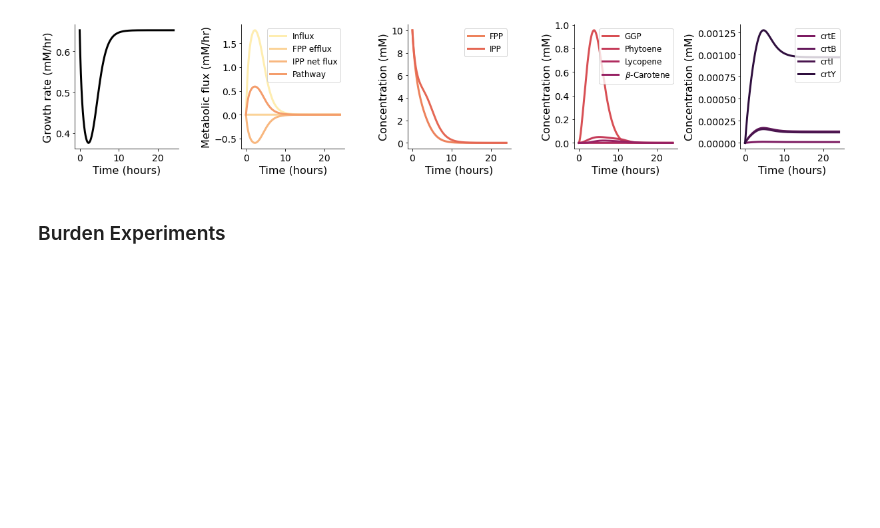
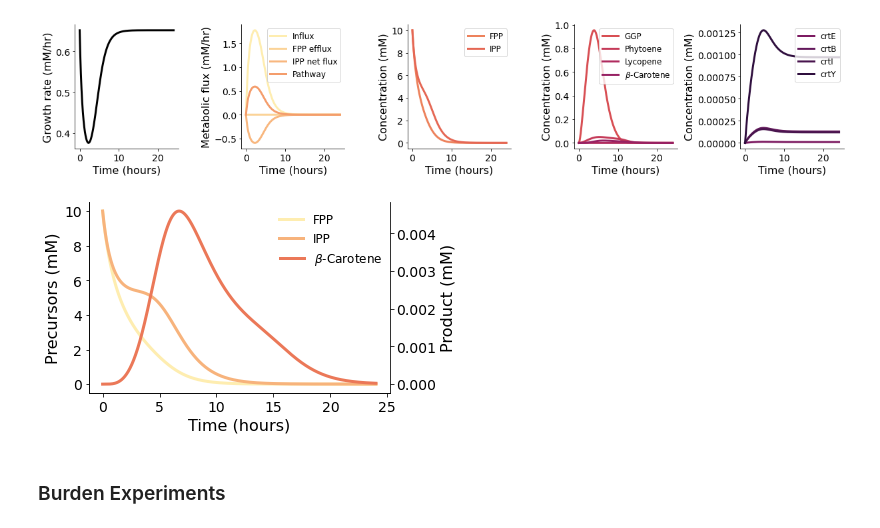
Before and after one commit to cjmerzbacher/joint-simulator, a Jupyter notebook: beta_carotene/bcar_viz.ipynb, the cells around one changed output. Drawn from its saved outputs; the diff is of its cells as text; code cells hidden in the pictures; blank space fills up the shorter version.

Commit message:
simulation figures

```diff
--- a/beta_carotene/bcar_viz.ipynb
+++ b/beta_carotene/bcar_viz.ipynb
@@ -145,5 +143,60 @@ fig.savefig("../figs/bcar_samplesim.png", dpi=300)
 # %% [output]
 [figure]
+# %%
+###FIGURE: Sample Bcar results
+palette = cmaps.matter.discrete(7).colors
+
+linewidth = 3
+axislabelsize=16
+axistickssize=14
+legendsize=12
+fig, axs = plt.subplots(1, 1, figsize=(6, 3.5))
+# #Growth rate
+# ax = axs[0]
+# ax.plot(fba.time, fba.lam, lw=linewidth, color="black")
+# ax.set_xlabel('Time (hours)', fontsize=axislabelsize)
+# ax.set_ylabel('Growth rate (mM/hr)', fontsize=axislabelsize)
+# ax.tick_params(axis='y', labelsize=axistickssize)
+# ax.tick_params(axis='x', labelsize=axistickssize)
+# for axis in ['top','right']:
+#     ax.spines[axis].set_linewidth(0)
+
+#Precursors
+ax = axs
+ax.plot(ode.time, ode.fpp, lw=linewidth, color=palette[0], label='FPP')
+ax.plot(ode.time, ode.ipp, lw=linewidth, color=palette[1], label='IPP')
+ax2 = ax.twinx()
+ax2.plot(ode.time, ode.bcar, lw=linewidth, color=palette[2], label=r'$\beta$-Carotene')
+ax2.set_ylabel('Product (mM)', fontsize=axislabelsize)
+for axis in ['top','right']:
+    ax2.spines[axis].set_linewidth(0)
+ax.set_xlabel('Time (hours)', fontsize=axislabelsize)
+ax.set_ylabel('Precursors (mM)', fontsize=axislabelsize)
+ax.tick_params(axis='y', labelsize=axistickssize)
+ax.tick_params(axis='x', labelsize=axistickssize)
+for axis in ['top']:
+    ax.spines[axis].set_linewidth(0)
+ax.legend(fontsize=legendsize, frameon=False, bbox_to_anchor=(0.85, 1.))
+ax2.legend(fontsize=legendsize, frameon=False, bbox_to_anchor=(0.6, 0.8))
+ax2.tick_params(axis='y', labelsize=axistickssize)
+# #Enzymes
+# ax = axs[2]
+# ax.plot(ode.time, ode.crtE, lw=linewidth, color=palette[3], label='crtE')
+# ax.plot(ode.time, ode.crtB, lw=linewidth, color=palette[4], label='crtB')
+# ax.plot(ode.time, ode.crtI, lw=linewidth, color=palette[5], label='crtI')
+# ax.plot(ode.time, ode.crtY, lw=linewidth, color=palette[6], label='crtY')
+# ax.set_xlabel('Time (hours)', fontsize=axislabelsize)
+# ax.set_ylabel('Enzymes (mM)', fontsize=axislabelsize)
+# ax.tick_params(axis='y', labelsize=axistickssize)
+# ax.tick_params(axis='x', labelsize=axistickssize)
+# ax.legend(fontsize=legendsize, loc='upper right', frameon=False)
+# for axis in ['top','right']:
+#     ax.spines[axis].set_linewidth(0)
+
+fig.tight_layout()
+fig.savefig("../figs/bcar_samplesim_metabolites.png", dpi=300)
+# %% [output]
+[figure, added]
 # %% [markdown]
 ### Burden Experiments
 # %%
```
Also changed, not shown: parts of 4 cells of this notebook, 6 other files.
